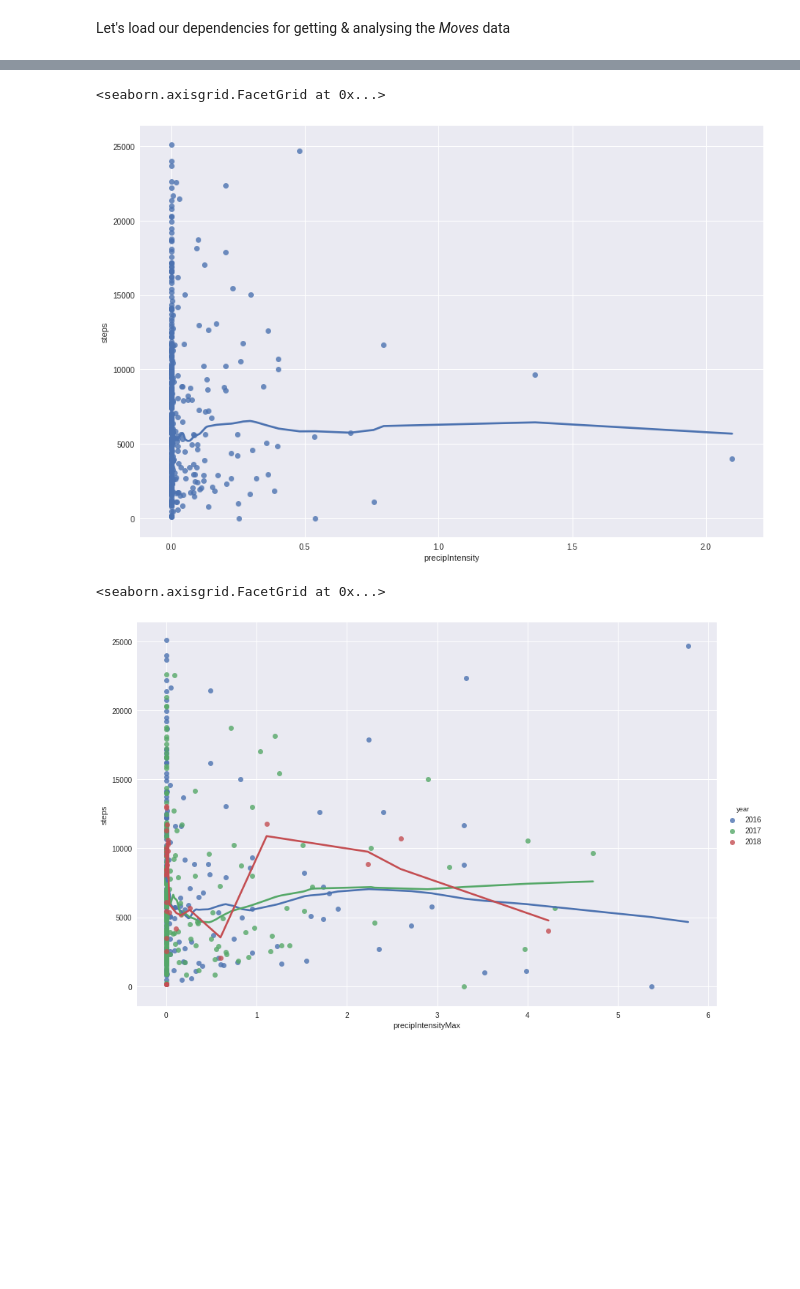
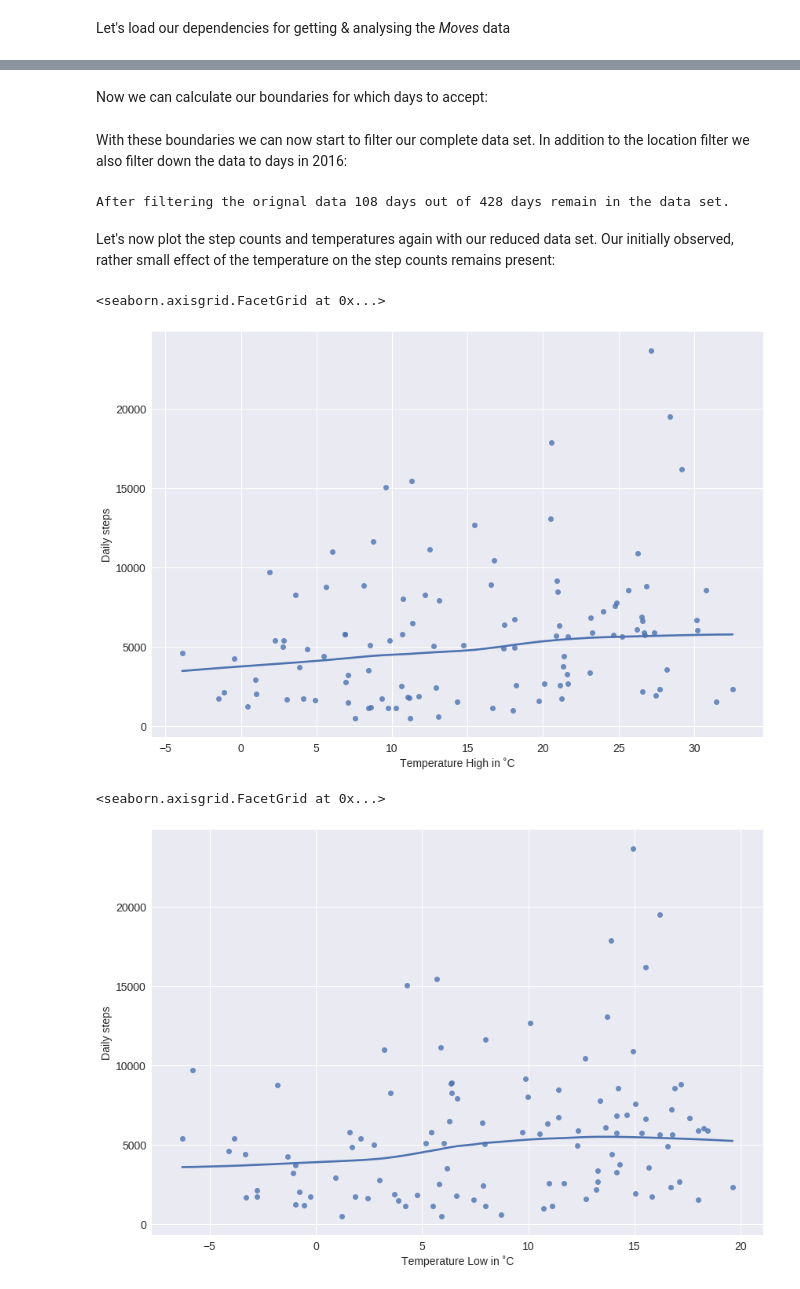
Before and after one commit to OpenHumans/ohjh-example-notebooks, a Jupyter notebook: moves-analysis.ipynb, the cells around one changed output, grey strips where cells are left out. Saved outputs shown, nothing was run; the diff lists cells and outputs as text; code cells hidden in the pictures; blank space fills up the shorter version.

Commit message:
add moves nb second draft

```diff
--- a/moves-analysis.ipynb
+++ b/moves-analysis.ipynb
@@ -74,20 +103,32 @@ weather_variables = ['precipType','precipIntensity','temperatureHigh','temperatu
 moves_processed_data = defaultdict(list)
 
 for datapoint in moves_data:
+    # we need to have observed segments for that day. If moves wasn't running we ignore the day
     if datapoint['segments'] != None:
+        # did we stay in a place that day and did we walk that day?
         has_places = False
+        walked = False
         for i in datapoint['segments']:
             if i['type'] == 'place':
+                    # yes, we were in one place w/o moving around too much, we can keep this day
                     has_places = True
+        # is this day in our date range of interest and has data?
         if datapoint['summary'] != None and has_places and datetime.strptime(datapoint['date'],"%Y%m%d") > datetime.strptime(DATARANGE_START,"%Y-%m-%d"):
             moves_processed_data['date'].append(datapoint['date'])
             for activity in datapoint['summary']:
                 if activity['activity'] == 'walking':
                     moves_processed_data['steps'].append(activity['steps'])
                     moves_processed_data['distance'].append(activity['distance'])
+                    walked = True
+            # whops, we have moves data for this day but were super lazy & didn't move. step count is zero
+            if not walked:
+                moves_processed_data['steps'].append(0)
+                moves_processed_data['distance'].append(0)
+            # grab the location where we spent most time as baseline geo location for the day
             location = longest_daily_location(datapoint['segments'])
             moves_processed_data['lat'].append(location['lat'])
             moves_processed_data['lon'].append(location['lon'])
+            # now we can grab the weather for our baseline location
             weather = weather_for_location_day(location,datapoint['date'])
             for variable in weather_variables:
                 if variable in weather['daily']['data'][0].keys():
@@ -138,10 +224,45 @@ sns.lmplot(x="temperatureHigh", y="steps", data=moves_dataframe,lowess=True,hue=
+# %%
+target_latitude = 50.114462 # you can get this e.g. from Google maps
+target_longitude = 8.746019 # same for this
+km_distance = 25 # we don't want to be too strict in filtering.
+# %% [markdown]
+Now we can calculate our boundaries for which days to accept:
+# %%
+# earth's radius in km = ~6371
+earth_radius = 6371
+
+# latitude boundaries
+maxlat = target_latitude + np.rad2deg(km_distance / earth_radius)
+minlat = target_latitude - np.rad2deg(km_distance / earth_radius)
+
+#longitude boundaries (longitude gets smaller when latitude increases)
+maxlng = target_longitude + np.rad2deg(km_distance / earth_radius / np.cos(np.deg2rad(target_latitude)))
+minlng = target_longitude - np.rad2deg(km_distance / earth_radius / np.cos(np.deg2rad(target_latitude)))
+# %% [markdown]
+With these boundaries we can now start to filter our complete data set. In addition to the location filter we also filter down the data to days in 2016:
+# %%
+moves_dataframe_home = moves_dataframe[(moves_dataframe['longitude'] >= minlng) &
+                (moves_dataframe['longitude'] < maxlng) &
+                (moves_dataframe['latitude'] < maxlat) &
+                (moves_dataframe['latitude'] > minlat) &
+                (moves_dataframe['year'] == '2016')]
+print("After filtering the orignal data {} days out of {} days remain in the data set.".format(len(moves_dataframe_home),
+                                                                                               len(moves_dataframe)))
+# %% [output]
+After filtering the orignal data 108 days out of 428 days remain in the data set.
+# %% [markdown]
+Let's now plot the step counts and temperatures again with our reduced data set. Our initially observed, rather small effect of the temperature on the step counts remains present:
 # %%
-sns.lmplot(x="precipIntensity", y="steps", data=moves_dataframe,size=8,aspect=1.5,lowess=True)
+t = sns.lmplot(x="temperatureHigh", y="steps", data=moves_dataframe_home,lowess=True,size=8,aspect=1.5)
+t.set(xlabel="Temperature High in ˚C")
+t.set(ylabel="Daily steps")
 # %% [output]
 <seaborn.axisgrid.FacetGrid at 0x...>
-[figure, old version]
+[figure, new version]
 # %%
-sns.lmplot(x="precipIntensityMax", y="steps", data=moves_dataframe,lowess=True,hue='year',size=8,aspect=1.5)
+t = sns.lmplot(x="temperatureLow", y="steps", data=moves_dataframe_home,lowess=True,size=8,aspect=1.5)
+t.set(xlabel="Temperature Low in ˚C")
+t.set(ylabel="Daily steps")
 # %% [output]
 <seaborn.axisgrid.FacetGrid at 0x...>
-[figure, old version]
+[figure, new version]
```
Also changed, not shown: parts of 34 cells of this notebook.
